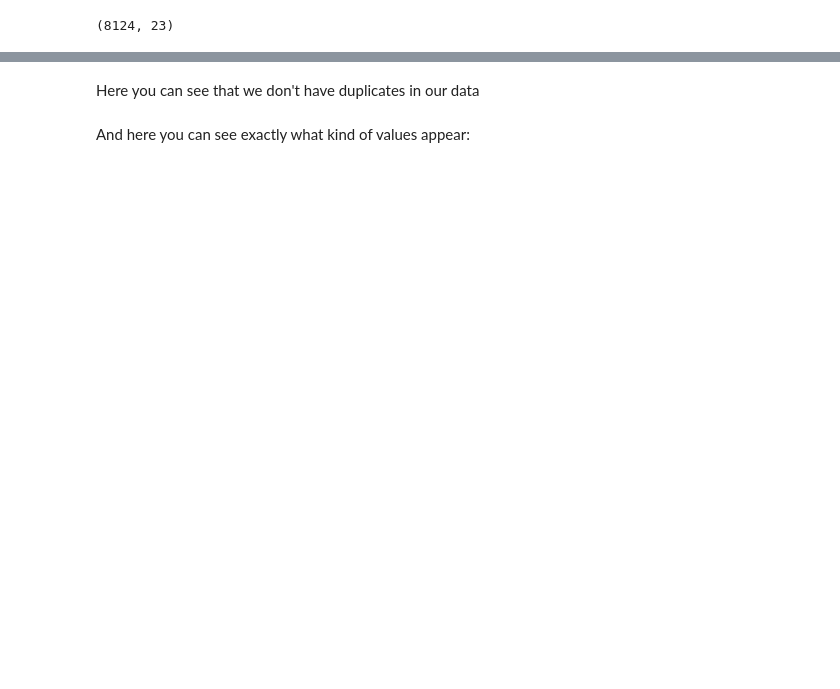
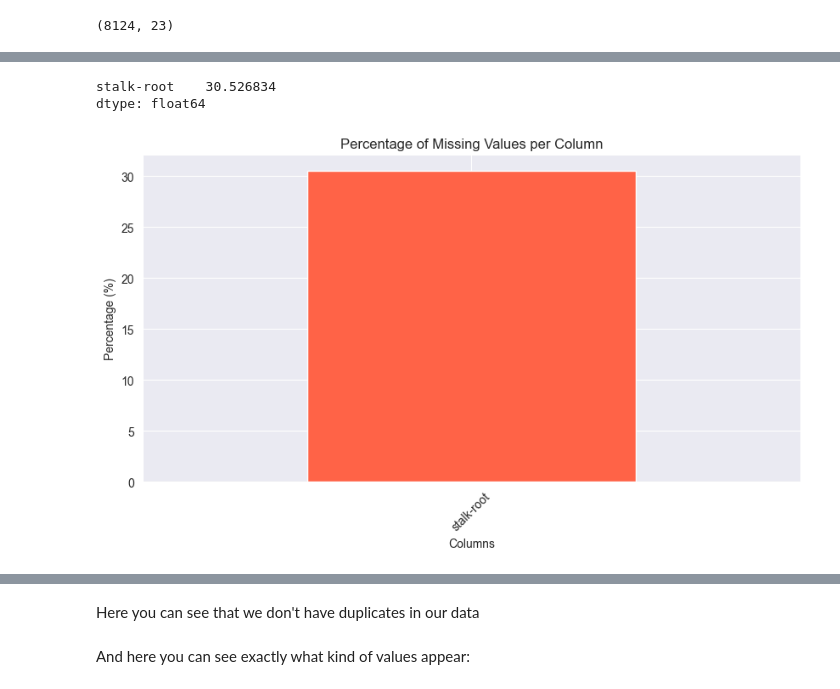
Before and after one commit to lizakolosova/machine-learning-lifecycle, a Jupyter notebook: lifecycleproject/data-understanding.ipynb, the cells around one changed output, grey strips where cells are left out. Cells and saved outputs as stored; diff of their text form; code cells hidden in the pictures; blank space fills up the shorter version.

```diff
--- a/lifecycleproject/data-understanding.ipynb
+++ b/lifecycleproject/data-understanding.ipynb
@@ -56,0 +79,18 @@ Columns with missing values: ['stalk-root']
+# %%
+missing_percent = df_mushrooms.isna().mean() * 100
+
+missing_percent = missing_percent.sort_values(ascending=False)
+
+print(missing_percent[missing_percent > 0])
+
+plt.figure(figsize=(10,5))
+missing_percent[missing_percent > 0].plot(kind='bar', color='tomato')
+plt.title("Percentage of Missing Values per Column")
+plt.ylabel("Percentage (%)")
+plt.xlabel("Columns")
+plt.xticks(rotation=45)
+plt.show()
+# %% [output]
+stalk-root    30.526834
+dtype: float64
+[figure, added]
```
Also changed, not shown: parts of 26 cells of this notebook, 11 other files.
